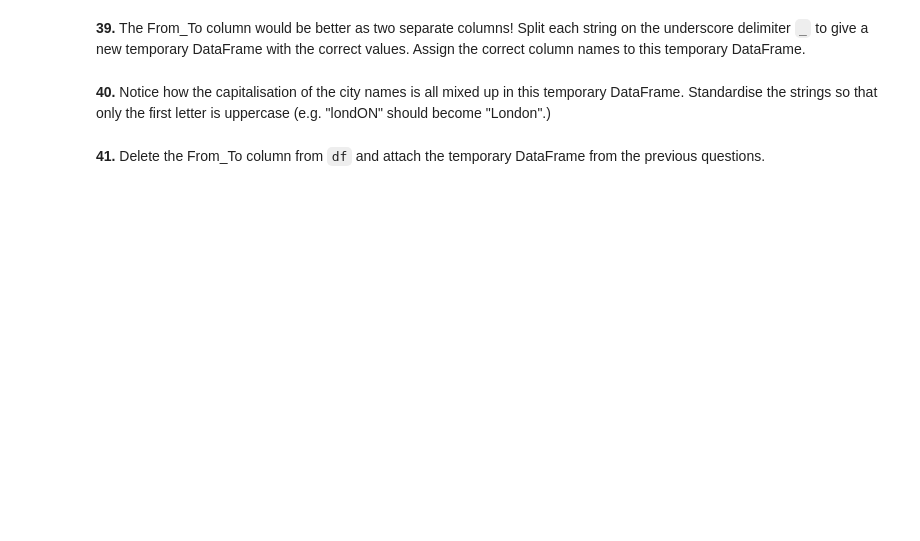
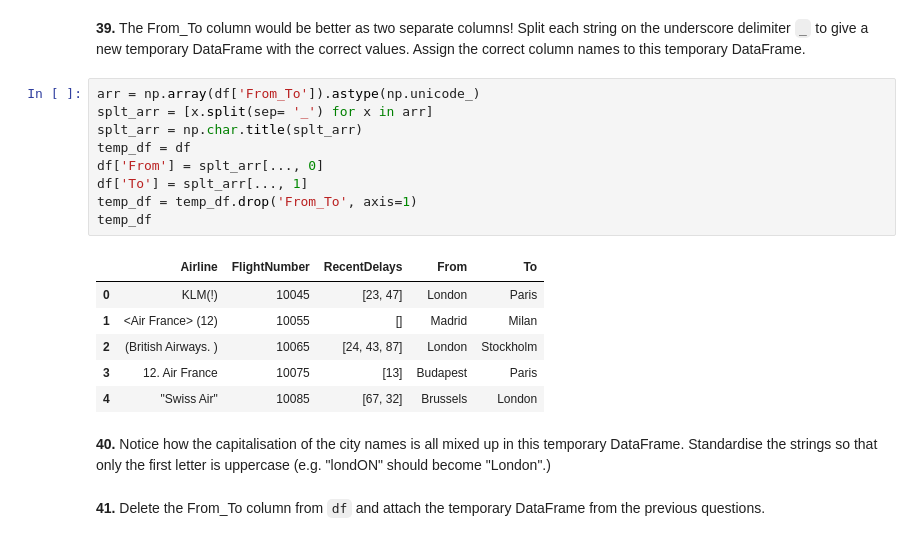
Before and after one commit to suicideBomber1/100-pandas-puzzles, a Jupyter notebook: 100-pandas-puzzles-suicideBomber1-solutions.ipynb, the cells around one changed output. Saved outputs shown, nothing was run; the diff lists cells and outputs as text; blank space fills up the shorter version.

```diff
--- a/100-pandas-puzzles-suicideBomber1-solutions.ipynb
+++ b/100-pandas-puzzles-suicideBomber1-solutions.ipynb
@@ -538,5 +580,21 @@ df = pd.DataFrame({'From_To': ['LoNDon_paris', 'MAdrid_miLAN', 'londON_StockhOlm
 # %% [markdown]
 **39.** The From\_To column would be better as two separate columns! Split each string on the underscore delimiter `_` to give a new temporary DataFrame with the correct values. Assign the correct column names to this temporary DataFrame.
+# %%
+arr = np.array(df['From_To']).astype(np.unicode_)
+splt_arr = [x.split(sep= '_') for x in arr]
+splt_arr = np.char.title(splt_arr)
+temp_df = df
+df['From'] = splt_arr[..., 0]
+df['To'] = splt_arr[..., 1]
+temp_df = temp_df.drop('From_To', axis=1)
+temp_df
+# %% [output]
+|  | Airline | FlightNumber | RecentDelays | From | To |
+| 0 | KLM(!) | 10045 | [23, 47] | London | Paris |
+| 1 | <Air France> (12) | 10055 | [] | Madrid | Milan |
+| 2 | (British Airways. ) | 10065 | [24, 43, 87] | London | Stockholm |
+| 3 | 12. Air France | 10075 | [13] | Budapest | Paris |
+| 4 | "Swiss Air" | 10085 | [67, 32] | Brussels | London |
 # %% [markdown]
 **40.** Notice how the capitalisation of the city names is all mixed up in this temporary DataFrame. Standardise the strings so that only the first letter is uppercase (e.g. "londON" should become "London".)
 # %% [markdown]
```
Also changed, not shown: parts of 7 cells of this notebook, 1 other file.
